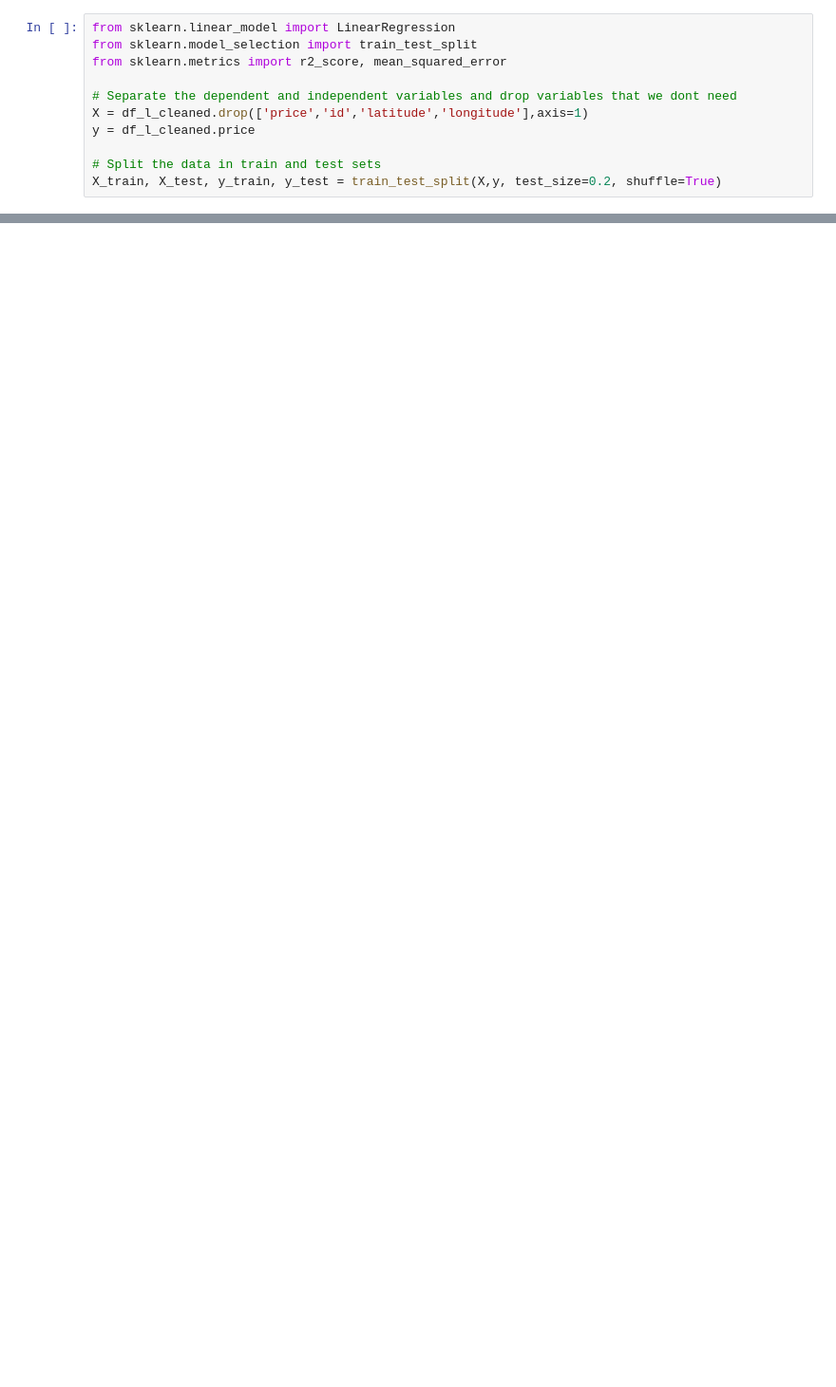
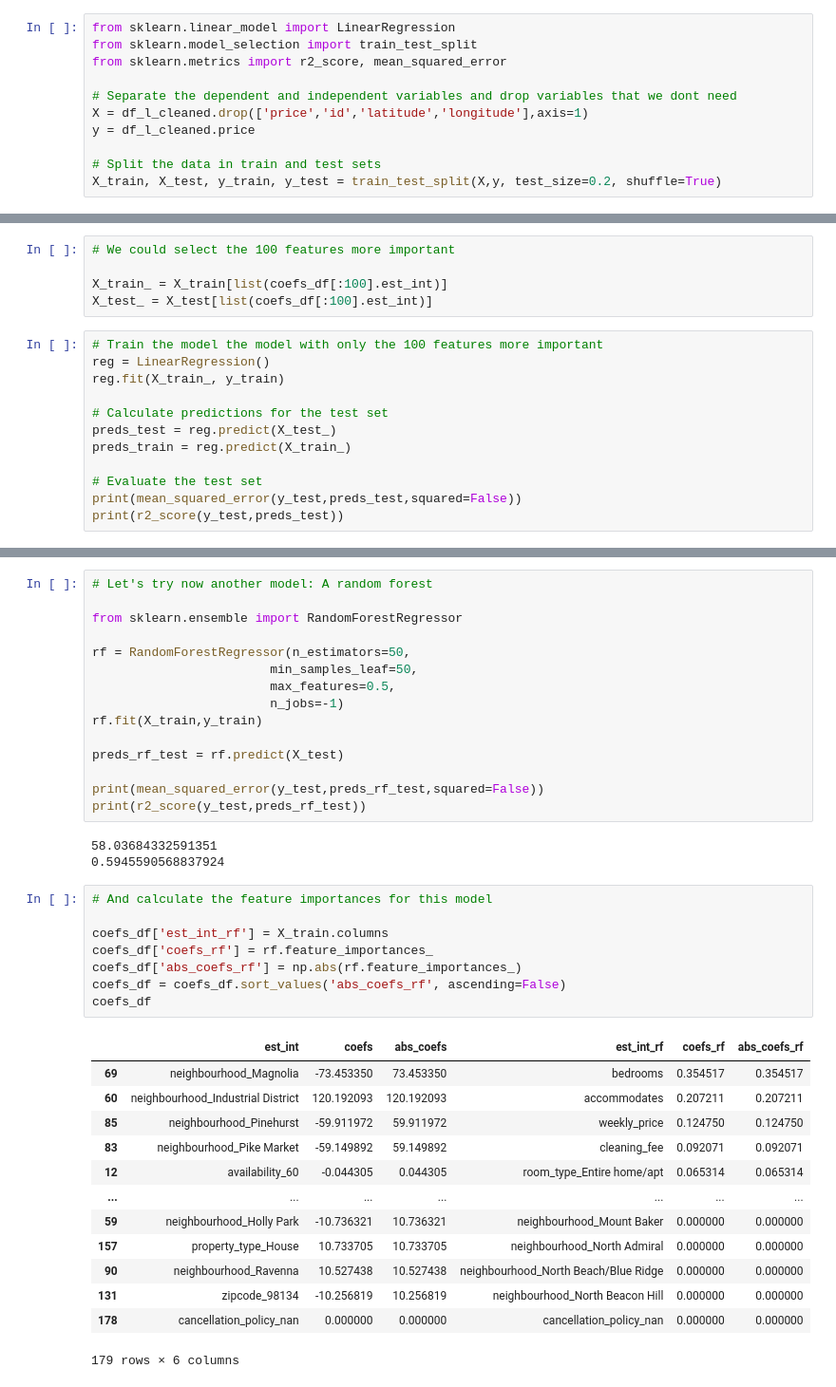
Before and after one commit to gderivas/DS_Nanodegree, a Jupyter notebook: project.ipynb, the cells around one changed output, grey strips where cells are left out. Shown: that part at 95% size. Drawn from its saved outputs; the diff is of its cells as text; blank space fills up the shorter version.

```diff
--- a/project.ipynb
+++ b/project.ipynb
@@ -632,0 +647,17 @@ print(mean_squared_error(y_test,preds,squared=False)), print(r2_score(y_test,pre
+# %%
+# We could select the 100 features more important
+
+X_train_ = X_train[list(coefs_df[:100].est_int)]
+X_test_ = X_test[list(coefs_df[:100].est_int)]
+# %%
+# Train the model the model with only the 100 features more important
+reg = LinearRegression()
+reg.fit(X_train_, y_train)
+
+# Calculate predictions for the test set
+preds_test = reg.predict(X_test_)
+preds_train = reg.predict(X_train_)
+
+# Evaluate the test set
+print(mean_squared_error(y_test,preds_test,squared=False))
+print(r2_score(y_test,preds_test))
@@ -632,0 +667,40 @@ print(mean_squared_error(y_test,preds,squared=False)), print(r2_score(y_test,pre
+# %%
+# Let's try now another model: A random forest
+
+from sklearn.ensemble import RandomForestRegressor
+
+rf = RandomForestRegressor(n_estimators=50,
+                        min_samples_leaf=50,
+                        max_features=0.5,
+                        n_jobs=-1)
+rf.fit(X_train,y_train)
+
+preds_rf_test = rf.predict(X_test)
+
+print(mean_squared_error(y_test,preds_rf_test,squared=False))
+print(r2_score(y_test,preds_rf_test))
+# %% [output]
+58.03684332591351
+0.5945590568837924
+# %%
+# And calculate the feature importances for this model
+
+coefs_df['est_int_rf'] = X_train.columns
+coefs_df['coefs_rf'] = rf.feature_importances_
+coefs_df['abs_coefs_rf'] = np.abs(rf.feature_importances_)
+coefs_df = coefs_df.sort_values('abs_coefs_rf', ascending=False)
+coefs_df
+# %% [output]
+|  | est_int | coefs | abs_coefs | est_int_rf | coefs_rf | abs_coefs_rf |
+| 69 | neighbourhood_Magnolia | -73.453350 | 73.453350 | bedrooms | 0.354517 | 0.354517 |
+| 60 | neighbourhood_Industrial District | 120.192093 | 120.192093 | accommodates | 0.207211 | 0.207211 |
+| 85 | neighbourhood_Pinehurst | -59.911972 | 59.911972 | weekly_price | 0.124750 | 0.124750 |
+| 83 | neighbourhood_Pike Market | -59.149892 | 59.149892 | cleaning_fee | 0.092071 | 0.092071 |
+| 12 | availability_60 | -0.044305 | 0.044305 | room_type_Entire home/apt | 0.065314 | 0.065314 |
+| ... | ... | ... | ... | ... | ... | ... |
+| 59 | neighbourhood_Holly Park | -10.736321 | 10.736321 | neighbourhood_Mount Baker | 0.000000 | 0.000000 |
+| 157 | property_type_House | 10.733705 | 10.733705 | neighbourhood_North Admiral | 0.000000 | 0.000000 |
+| 90 | neighbourhood_Ravenna | 10.527438 | 10.527438 | neighbourhood_North Beach/Blue Ridge | 0.000000 | 0.000000 |
+| 131 | zipcode_98134 | -10.256819 | 10.256819 | neighbourhood_North Beacon Hill | 0.000000 | 0.000000 |
+| 178 | cancellation_policy_nan | 0.000000 | 0.000000 | cancellation_policy_nan | 0.000000 | 0.000000 |
+179 rows × 6 columns
```
Also changed, not shown: parts of 24 cells of this notebook.
